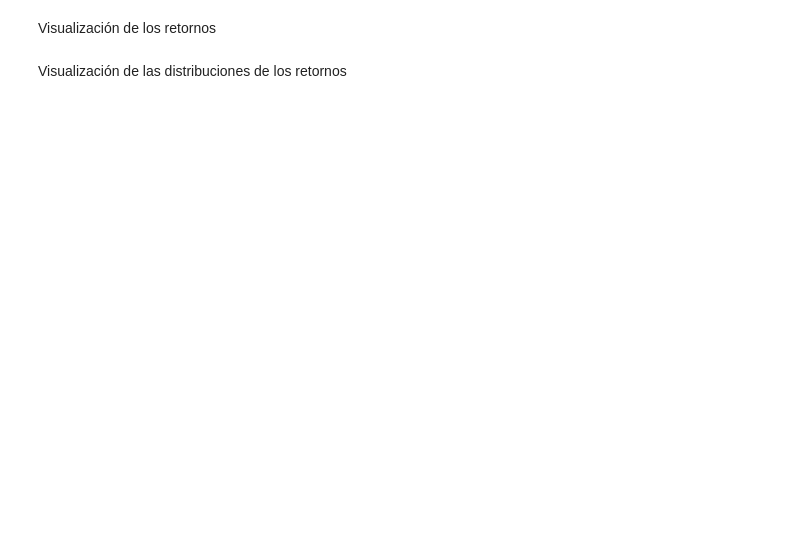
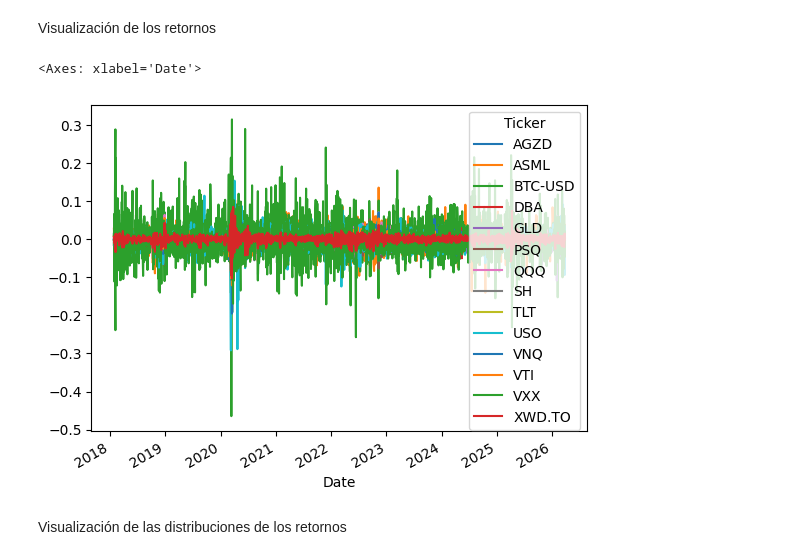
Before and after one commit to alfonso-santos/microcredencial-carteras-python, a Jupyter notebook: Tema_5_APT/src/Prueba_Nivel.ipynb, the cells around one changed output. Cells and saved outputs as stored; diff of their text form; code cells hidden in the pictures; blank space fills up the shorter version.

```diff
--- a/Tema_5_APT/src/Prueba_Nivel.ipynb
+++ b/Tema_5_APT/src/Prueba_Nivel.ipynb
@@ -65,3 +112,5 @@ Desripción estadística básica de los precios
 Cálculo de los retornos logarítmicos
 # %%
 # TODO
+rets = np.log(data / data.shift(1)).dropna()
+rets
@@ -73,6 +148,10 @@ Descripción estadística básica de los retornos
 Visualización de los retornos
 # %%
 # TODO
+rets.plot()
+# %% [output]
+<Axes: xlabel='Date'>
+[figure, added]
 # %% [markdown]
 Visualización de las distribuciones de los retornos
 # %%
```
Also changed, not shown: parts of 32 cells of this notebook.
